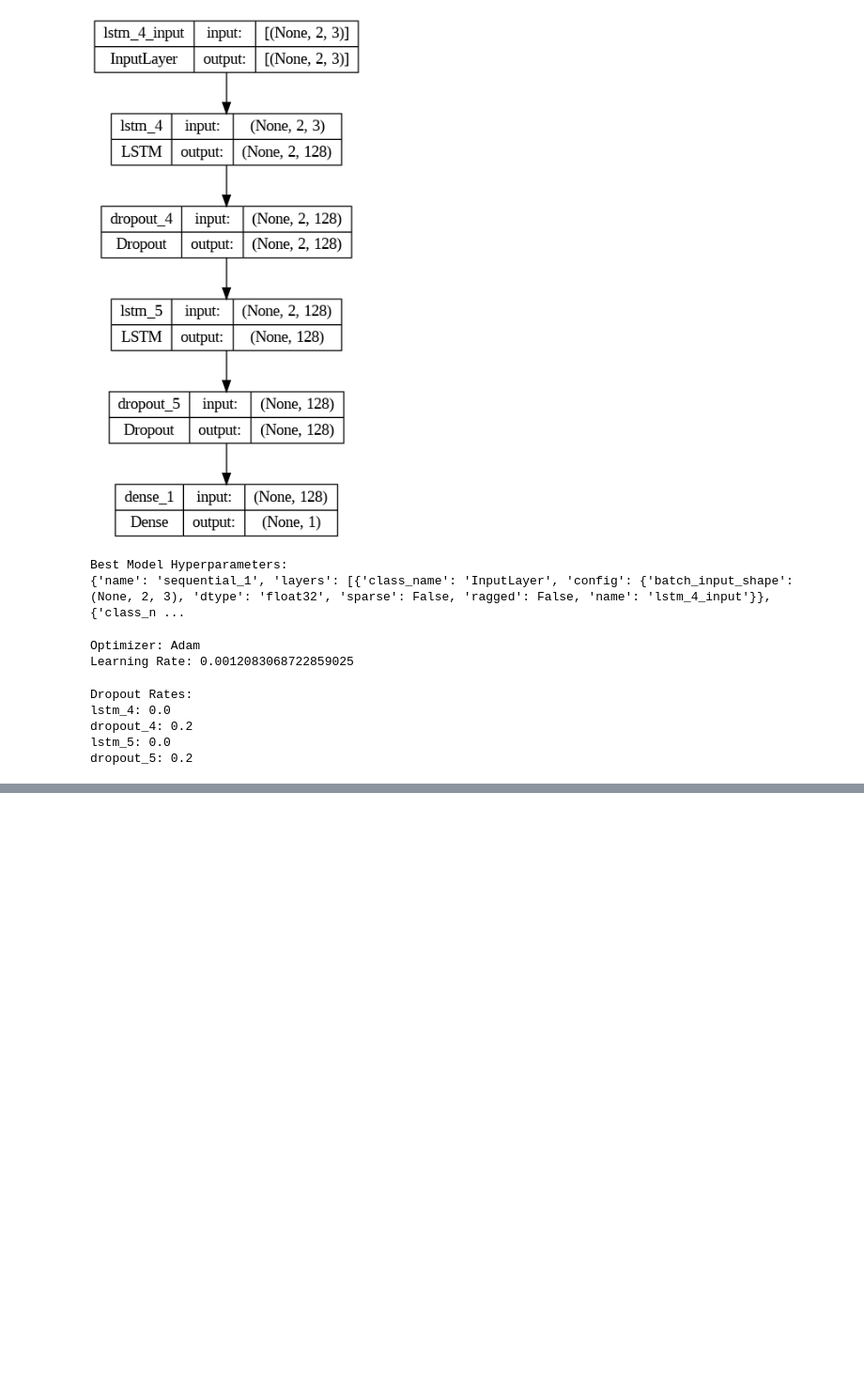
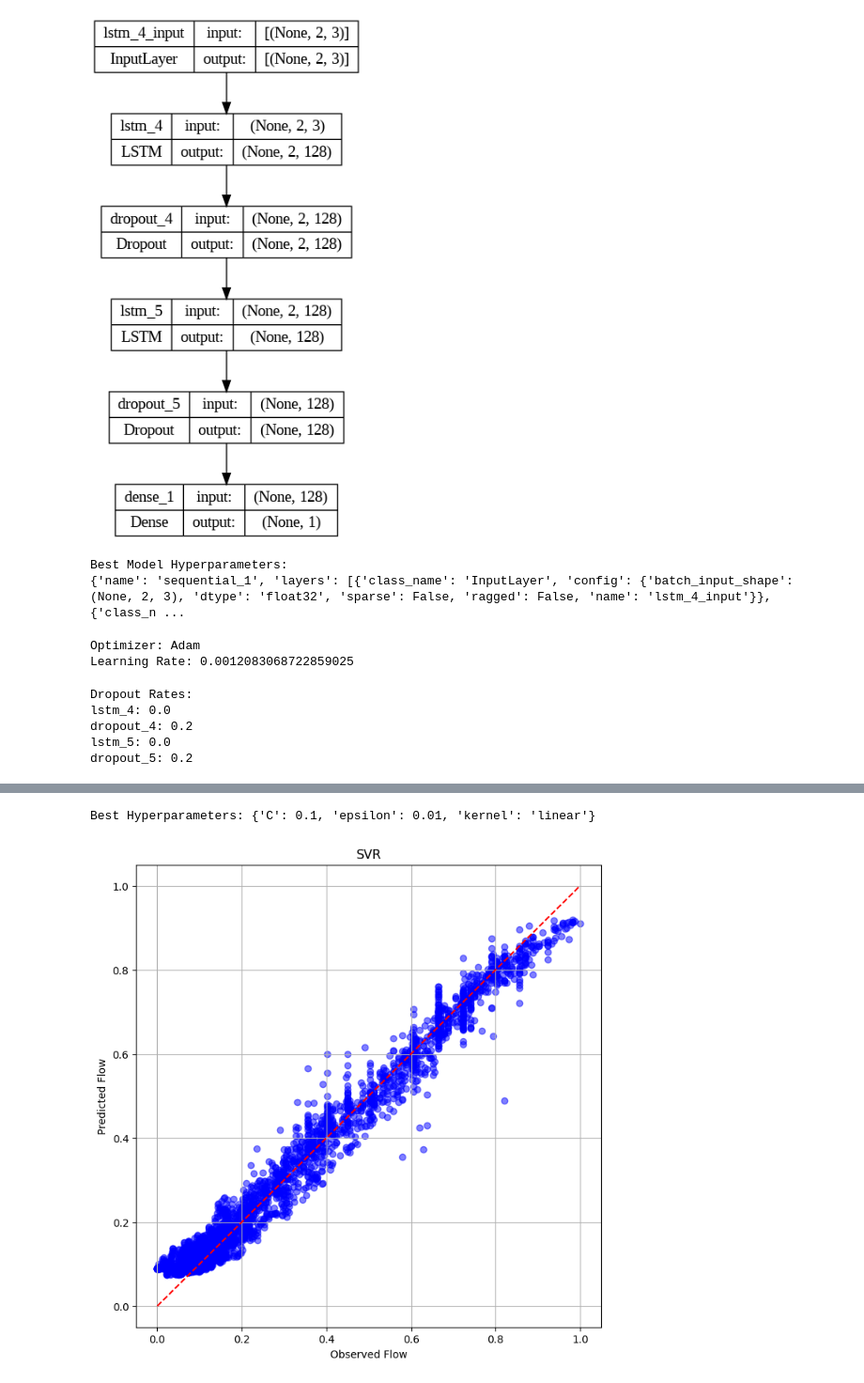
Before and after one commit to UkeshThapa/Snowmelt-Driven-Streamflow-Prediction, a Jupyter notebook: snowmelt_prediction_LSTM.ipynb, the cells around one changed output, grey strips where cells are left out. Shown at 94% size. Saved outputs shown, nothing was run; the diff lists cells and outputs as text; code cells hidden in the pictures; blank space fills up the shorter version.

```diff
--- a/snowmelt_prediction_LSTM.ipynb
+++ b/snowmelt_prediction_LSTM.ipynb
@@ -658,0 +661,3 @@ dropout_5: 0.2
+# %%
+n_samples, n_time_steps, n_features = X.shape
+X = X.reshape(n_samples, -1)
@@ -658,0 +788,21 @@ dropout_5: 0.2
+# %%
+print("Best Hyperparameters:", best_param)
+# %% [output]
+Best Hyperparameters: {'C': 0.1, 'epsilon': 0.01, 'kernel': 'linear'}
+# %%
+import matplotlib.pyplot as plt
+
+# Assuming you have arrays y_pred and y_observed
+# y_pred and y_observed should have the same length
+y_pred = best_model.predict(X).flatten()
+y_observed = y
+plt.figure(figsize=(8, 8))
+plt.scatter(y_observed, y_pred, color='blue', alpha=0.5)
+plt.plot([min(y_observed), max(y_observed)], [min(y_observed), max(y_observed)], color='red', linestyle='--')
+plt.title('SVR')
+plt.xlabel('Observed Flow')
+plt.ylabel('Predicted Flow')
+plt.grid(True)
+plt.show()
+# %% [output]
+[figure, added]
```
Also changed, not shown: parts of 4 cells of this notebook.
